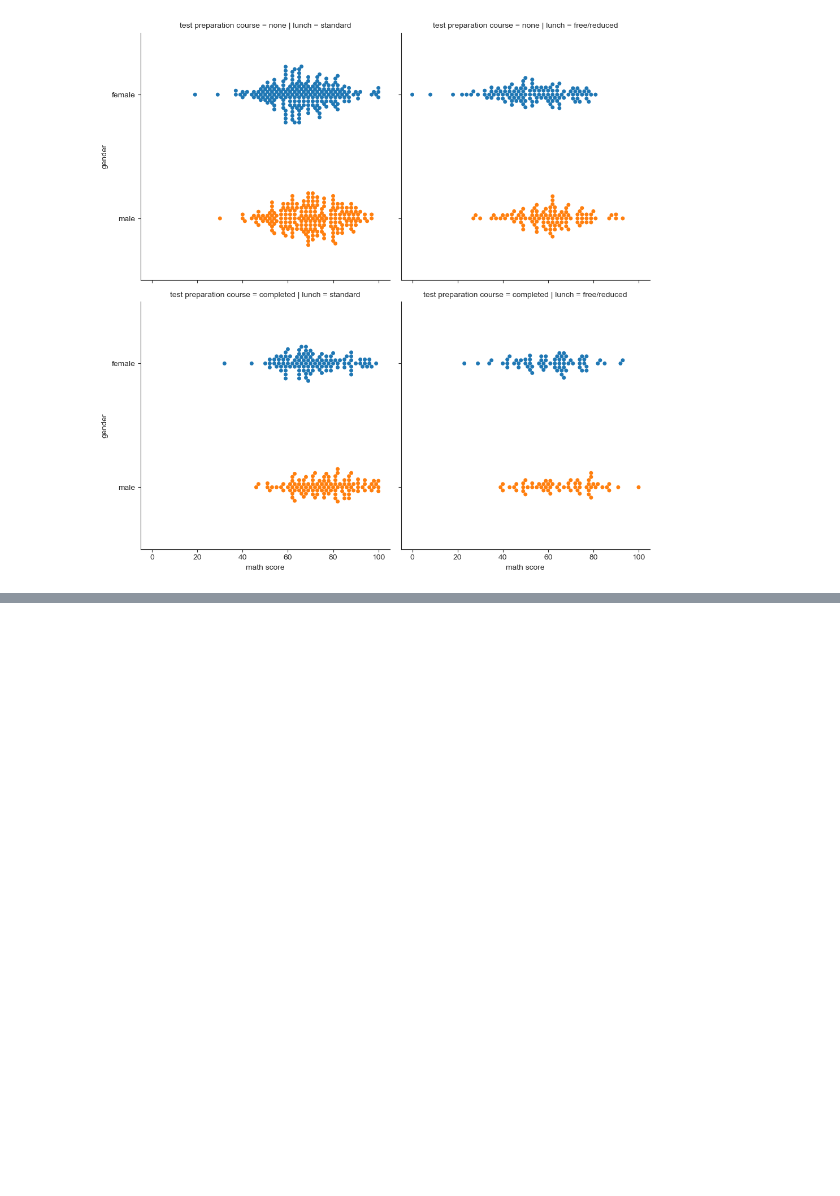
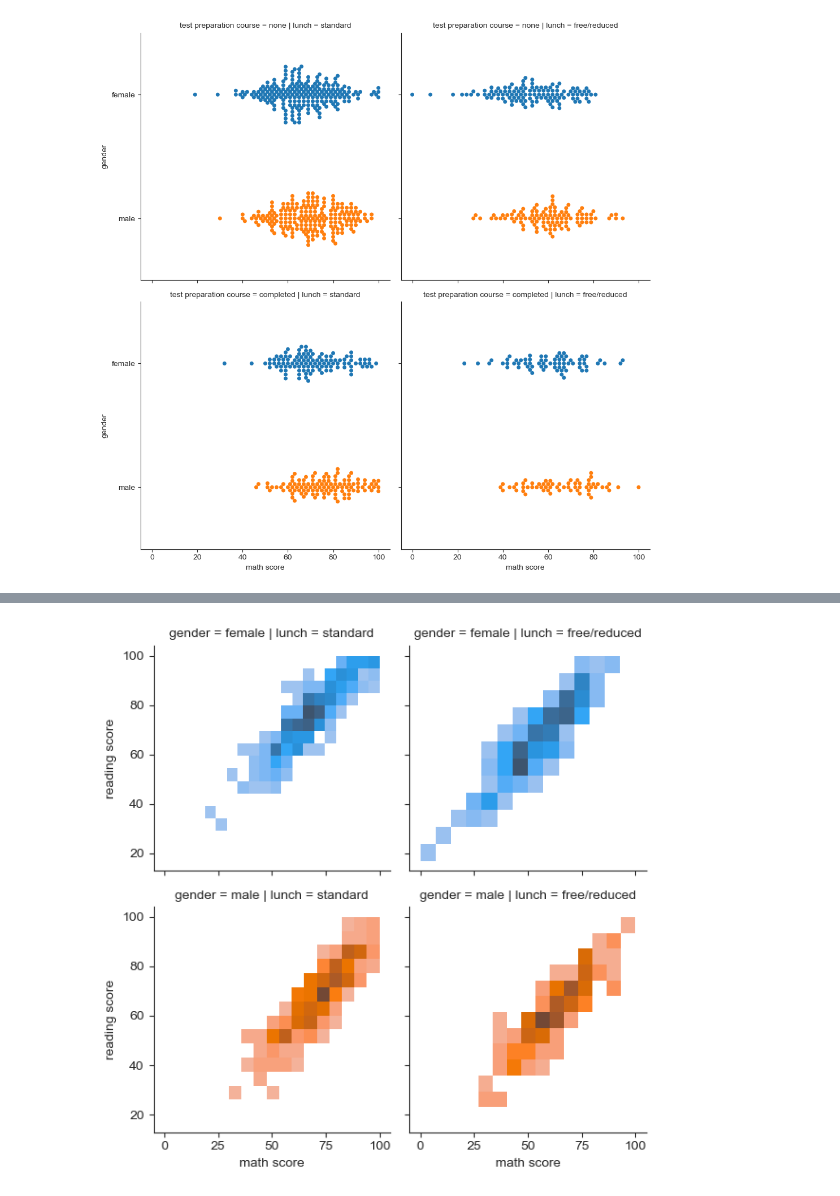
Before and after one commit to rohitcodism/ML-DS, a Jupyter notebook: practices/Seaborn/scatterPlot.ipynb, the cells around one changed output, grey strips where cells are left out. Saved outputs shown, nothing was run; the diff lists cells and outputs as text; code cells hidden in the pictures; blank space fills up the shorter version.

```diff
--- a/practices/Seaborn/scatterPlot.ipynb
+++ b/practices/Seaborn/scatterPlot.ipynb
@@ -314,0 +319,5 @@ g = g.map_diag(sns.histplot)
+# %%
+g = sns.FacetGrid(data=df7, row='gender', col='lunch', hue='gender')
+g = g.map(sns.histplot, 'math score', 'reading score')
+# %% [output]
+[figure, added]
```
Also changed, not shown: parts of 1 cell of this notebook.
